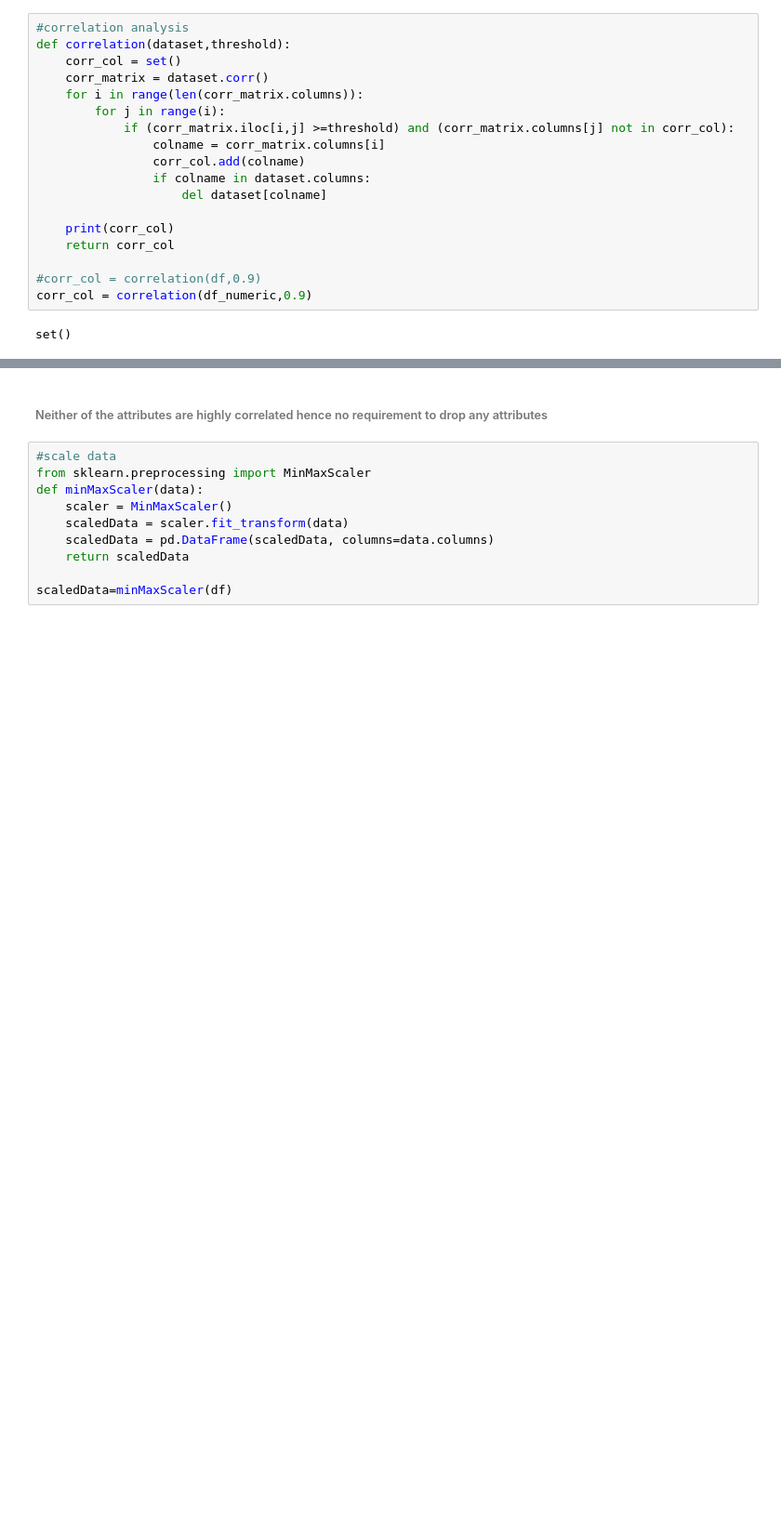
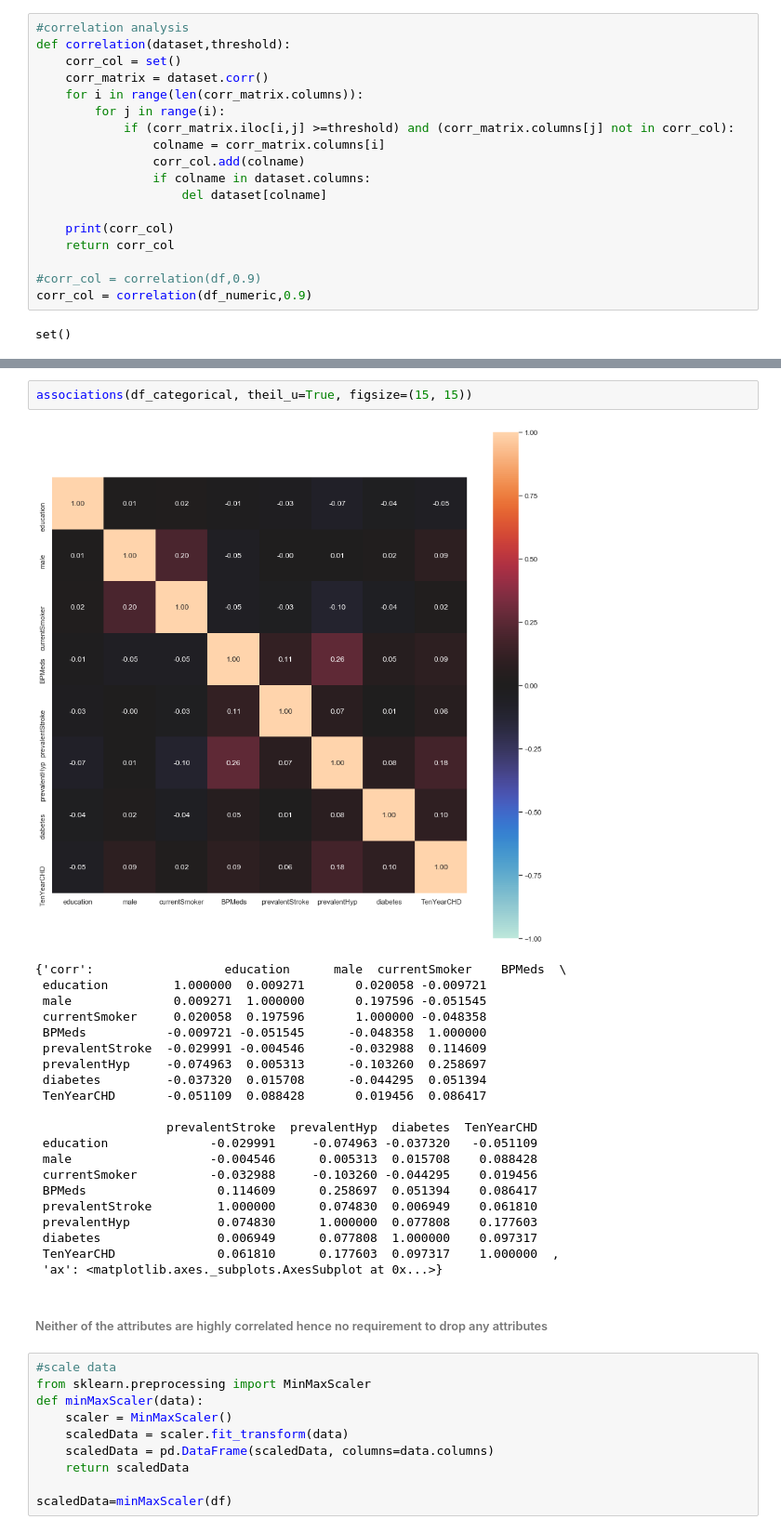
Before and after one commit to bitspilanigroup2/heartdisease, a Jupyter notebook: notebooks/1.0-lalitha-initial-data-exploration.ipynb, the cells around one changed output, grey strips where cells are left out. Shown at 93% size. Saved outputs shown, nothing was run; the diff lists cells and outputs as text; blank space fills up the shorter version.

```diff
--- a/notebooks/1.0-lalitha-initial-data-exploration.ipynb
+++ b/notebooks/1.0-lalitha-initial-data-exploration.ipynb
@@ -455,3 +479,27 @@ plt.show()
+# %%
+associations(df_categorical, theil_u=True, figsize=(15, 15))
+# %% [output]
+[figure, added]
+{'corr':                  education      male  currentSmoker    BPMeds  \
+ education         1.000000  0.009271       0.020058 -0.009721
+ male              0.009271  1.000000       0.197596 -0.051545
+ currentSmoker     0.020058  0.197596       1.000000 -0.048358
+ BPMeds           -0.009721 -0.051545      -0.048358  1.000000
+ prevalentStroke  -0.029991 -0.004546      -0.032988  0.114609
+ prevalentHyp     -0.074963  0.005313      -0.103260  0.258697
+ diabetes         -0.037320  0.015708      -0.044295  0.051394
+ TenYearCHD       -0.051109  0.088428       0.019456  0.086417
+
+                  prevalentStroke  prevalentHyp  diabetes  TenYearCHD
+ education              -0.029991     -0.074963 -0.037320   -0.051109
+ male                   -0.004546      0.005313  0.015708    0.088428
+ currentSmoker          -0.032988     -0.103260 -0.044295    0.019456
+ BPMeds                  0.114609      0.258697  0.051394    0.086417
+ prevalentStroke         1.000000      0.074830  0.006949    0.061810
+ prevalentHyp            0.074830      1.000000  0.077808    0.177603
+ diabetes                0.006949      0.077808  1.000000    0.097317
+ TenYearCHD              0.061810      0.177603  0.097317    1.000000  ,
+ 'ax': <matplotlib.axes._subplots.AxesSubplot at 0x...>}
 # %% [markdown]
 ###### Neither of the attributes are highly correlated hence no requirement to drop any attributes
 # %%
```
Also changed, not shown: parts of 20 cells of this notebook.
